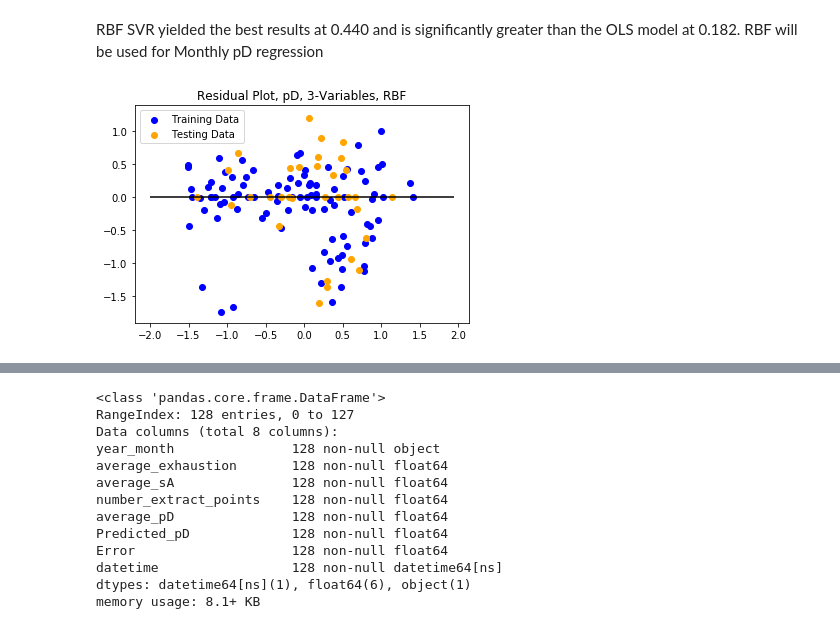
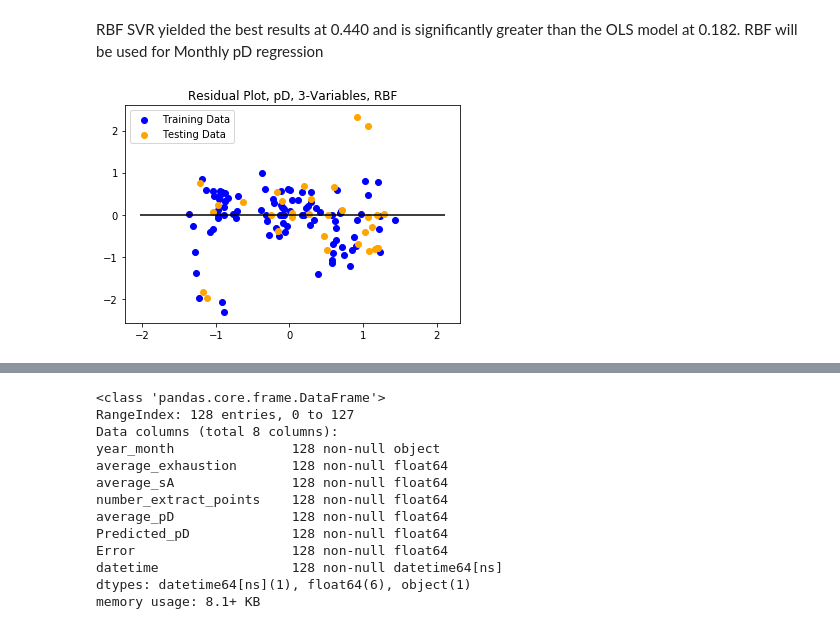
Before and after one commit to ngoodweiler/Data-Analytics-Final_Project, a Jupyter notebook: hyperparameters_monthly.ipynb, the cells around one changed output, grey strips where cells are left out. Drawn from its saved outputs; the diff is of its cells as text; code cells hidden in the pictures.

```diff
--- a/hyperparameters_monthly.ipynb
+++ b/hyperparameters_monthly.ipynb
@@ -870,19 +910,19 @@ print(grid.best_score_)
 RBF SVR yielded the best results at 0.440 and is significantly greater than the OLS model at 0.182. RBF will be used for Monthly pD regression
 # %%
 # Plot pD residuals based on 3-variable, RBF SVR model
-model = SVR(kernel='rbf', C=10, gamma=0.1, epsilon=0.001)
+model = SVR(kernel='rbf', C=1, gamma=0.1, epsilon=0.01)
 X_train_x = model.fit(X_train_scaled,y_train_array).predict(X_train_scaled)
 X_test_x = model.fit(X_test_scaled,y_test_array).predict(X_test_scaled)
 plt.scatter(X_train_x,X_train_x - y_train_array, c='blue',label='Training Data')
 plt.scatter(X_test_x,X_test_x - y_test_array, c='orange', label='Testing Data')
 plt.legend()
 plt.hlines(y=0,xmin=y_train_array.min(),xmax=y_train_array.max())
 plt.title('Residual Plot, pD, 3-Variables, RBF')
 fig.set_size_inches(6, 4)
 fig.savefig('Images/month_pD_rbf_residual.png', dpi=96)
 plt.show()
 # %% [output]
-[figure, old version]
+[figure, new version]
 # %%
 # Plot actual and predicted values
 # Transform full set of data
```
Also changed, not shown: parts of 49 cells of this notebook, 24 other files.
